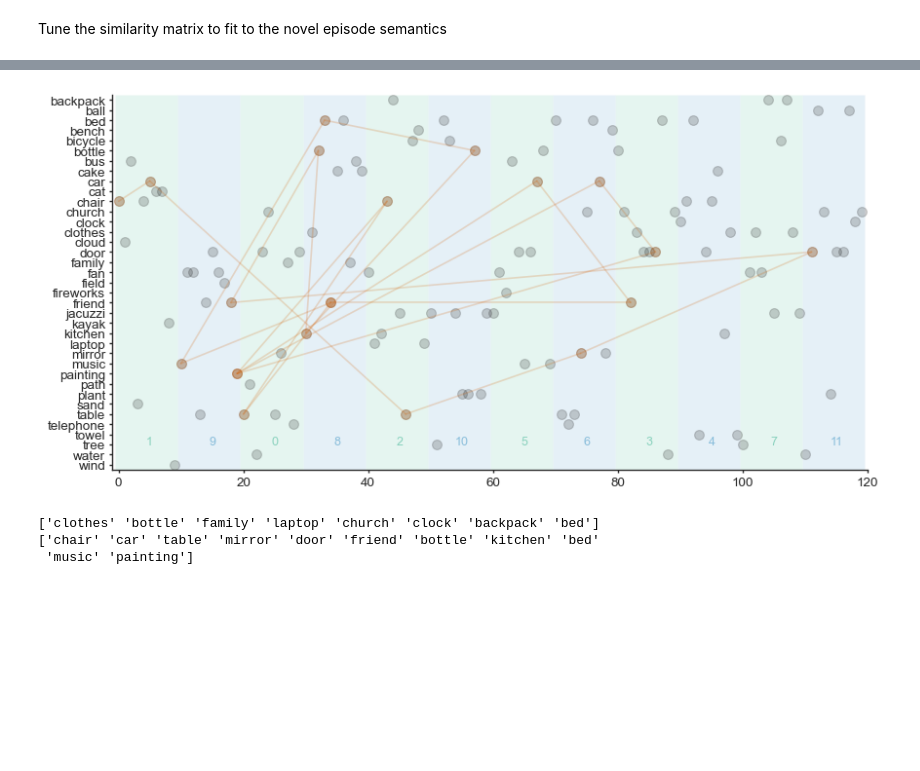
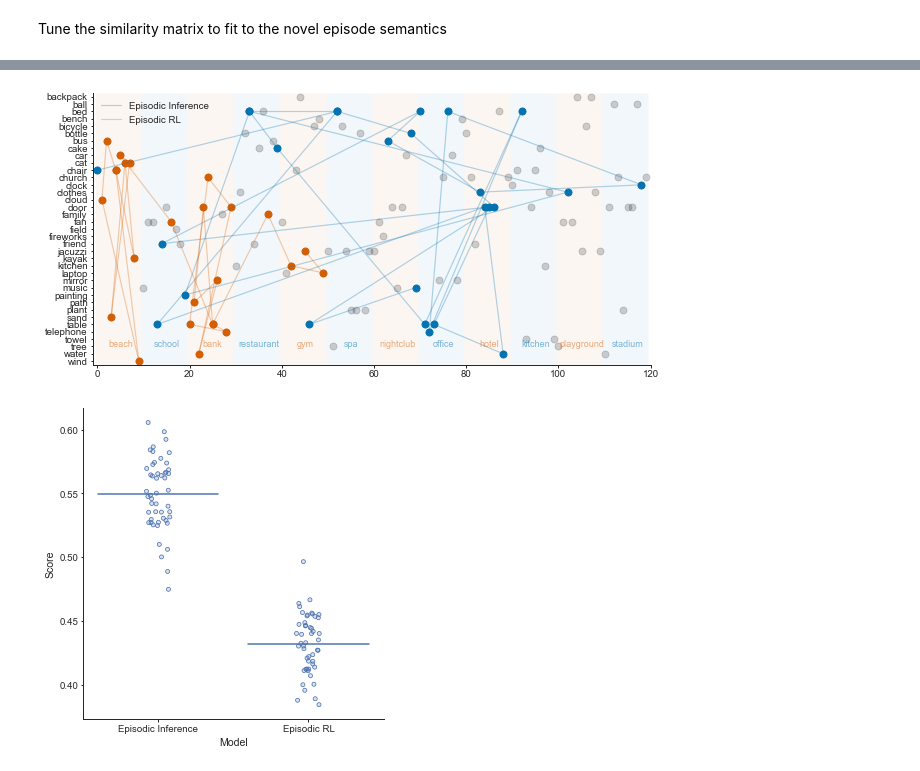
Before and after one commit to LubnaAb/episodic_memory, a Jupyter notebook: sampling.ipynb, the cells around one changed output, grey strips where cells are left out. Drawn from its saved outputs; the diff is of its cells as text; code cells hidden in the pictures; blank space fills up the shorter version.

```diff
--- a/sampling.ipynb
+++ b/sampling.ipynb
@@ -15,6 +15,8 @@ Load the states of the environment
 # %%
 df_env_states = pd.read_csv('environment_states.csv', index_col=0)
 df_env_novel_states = pd.read_csv('environment_novel_states.csv', index_col=0)
+# Select 5 rows
+df_env_novel_states = df_env_novel_states.sample(3)
 # %% [markdown]
 Tune the similarity matrix to fit to the novel episode semantics
 # %%
@@ -94,11 +139,18 @@ def create_df_sequences(seqs):
 # %%
 # Create a pandas dataframe with the states sequence
 df_sequences = pd.DataFrame()
-df_sequences_i = create_df_sequences(seqs[0].reshape(1, -1))
+df_sequences_i = create_df_sequences(seqs_1)
 df_sequences_i["m"] = m
 df_sequences_i["n"] = n
-df_sequences_i["seq"] = "Episodic Model"
+df_sequences_i["model"] = "Episodic Inference"
 
 df_sequences = df_sequences.append(df_sequences_i, ignore_index=True)
 
-df_sequences
+df_sequences_i = create_df_sequences(seqs_2)
+df_sequences_i["m"] = m
+df_sequences_i["n"] = n
+df_sequences_i["model"] = "Episodic RL"
+
+df_sequences = df_sequences.append(df_sequences_i, ignore_index=True)
+
+df_sequences = df_sequences.groupby('model')
@@ -128,17 +162,18 @@ def plot_environment(df_env_states, words_sorted, ax=None):
     if ax is None:
         _, ax = plt.subplots(figsize=(10, 5))
 
-    colors = ["g", "b"] * (len(df_env_states["location"].unique()) // 2 + 1)
+    colors = ["r", "b"] * (len(df_env_states["location"].unique()) // 2 + 1)
 
     from matplotlib.patches import Rectangle
 
     rectangle_height = len(df_env_states["word"].unique())
     i_prev = 0
     for c, i in zip(colors, [10] * len(df_env_states["location"].unique())):
-        rect = Rectangle((i_prev - 0.5, - 0.5), i, rectangle_height + 0.5, linewidth=1, facecolor=c, alpha=0.1)
+        rect = Rectangle((i_prev - 0.5, - 0.5), i, rectangle_height + 0.5, linewidth=1, facecolor=c, alpha=0.05)
         ax.add_patch(rect)
         # Plot locations name at the center of the rectangle
-        ax.text(i_prev + i / 2, rectangle_height - 3, df_env_states.loc[i_prev]["location"], fontsize=9, ha='center', alpha = 0.4, color=c)
+        label = inv_locations_dict[df_env_states.loc[i_prev]["location"]]
+        ax.text(i_prev + i / 2, rectangle_height - 3, label, fontsize=9, ha='center', alpha = 0.5, color=c)
 
         i_prev += i
 
@@ -158,32 +193,37 @@ def plot_environment(df_env_states, words_sorted, ax=None):
 # %%
 fig, ax = plt.subplots(figsize=(10, 5))
 
 # Extract the unique words from the sampled df
 words_sorted = df_env_states['word'].unique()
 # Order it alphabetically
 words_sorted.sort()
 # Create a dict with the index of each word
 words_sorted = {word: i for i, word in enumerate(words_sorted)}
 
 plot_environment(df_env_states, words_sorted, ax=ax)
 
 # plot the df_sequences
 
-for i, row in df_sequences.iterrows():
-    ax.scatter(row['time'] * (len(df_env_states) - 1), words_sorted[row['word']], color='r', s=50, alpha=0.2)
-    # add lines conecting the points
-    if i > 0:
-        ax.plot([df_sequences.iloc[i - 1]['time'] * (len(df_env_states) - 1), row['time'] * (len(df_env_states) - 1)], [words_sorted[df_sequences.iloc[i - 1]['word']], words_sorted[row['word']]], color='r', alpha=0.2)
+for c, (name, df_sequences_i) in zip(["b", "r"], df_sequences):
+    # reset index
+    df_sequences_i = df_sequences_i.reset_index(drop=True)
+    df_sequences_i = df_sequences_i.groupby('seq')
 
+    # Extract fir
+    for seq_i, df_sequences_seq_i in df_sequences_i:
+        for i, row in df_sequences_seq_i.iterrows():
+            ax.scatter(row['time'] * (len(df_env_states) - 1), words_sorted[row['word']], color=c, s=50, alpha=1)
+            # add lines conecting the points
+            if i > 0:
+                if i == 1:
+                    ax.plot([df_sequences_seq_i.iloc[i - 1]['time'] * (len(df_env_states) - 1), row['time'] * (len(df_env_states) - 1)],
+                            [words_sorted[df_sequences_seq_i.iloc[i - 1]['word']], words_sorted[row['word']]], color=c, alpha=0.3, label=name)
+                else:
 
+                    ax.plot([df_sequences_seq_i.iloc[i - 1]['time'] * (len(df_env_states) - 1), row['time'] * (len(df_env_states) - 1)],
+                            [words_sorted[df_sequences_seq_i.iloc[i - 1]['word']], words_sorted[row['word']]], color=c, alpha=0.3)
+        break
+ax.legend()
 plt.show()
 # %% [output]
-[figure, old version]
+[figure, new version]
-# %%
-print(df_env_novel_states["word"].unique())
-
-print(df_sequences["word"].unique())
-# %% [output]
-['clothes' 'bottle' 'family' 'laptop' 'church' 'clock' 'backpack' 'bed']
-['chair' 'car' 'table' 'mirror' 'door' 'friend' 'bottle' 'kitchen' 'bed'
- 'music' 'painting']
@@ -189,0 +251,20 @@ print(df_sequences["word"].unique())
+# %%
+import seaborn.objects as so
+
+fig, ax = plt.subplots(figsize=(5, 5))
+p = (
+    so.Plot(df_eval, x="model", y="similarity")
+    .add(so.Dash(color="b"), so.Agg())
+    .add(so.Dots(color="b"), so.Jitter())
+    .label(
+        x="Model",
+        y="Score",
+    )
+    .layout(
+        engine="tight",
+    )
+    .on(ax)
+    .plot()
+)
+# %% [output]
+[figure, added]
```
Also changed, not shown: parts of 8 cells of this notebook, 2 other files.
